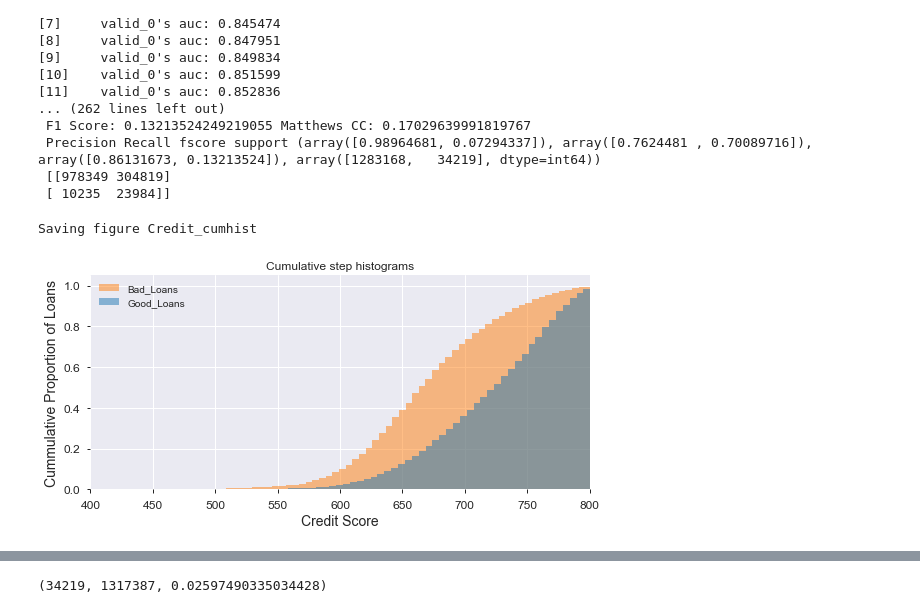
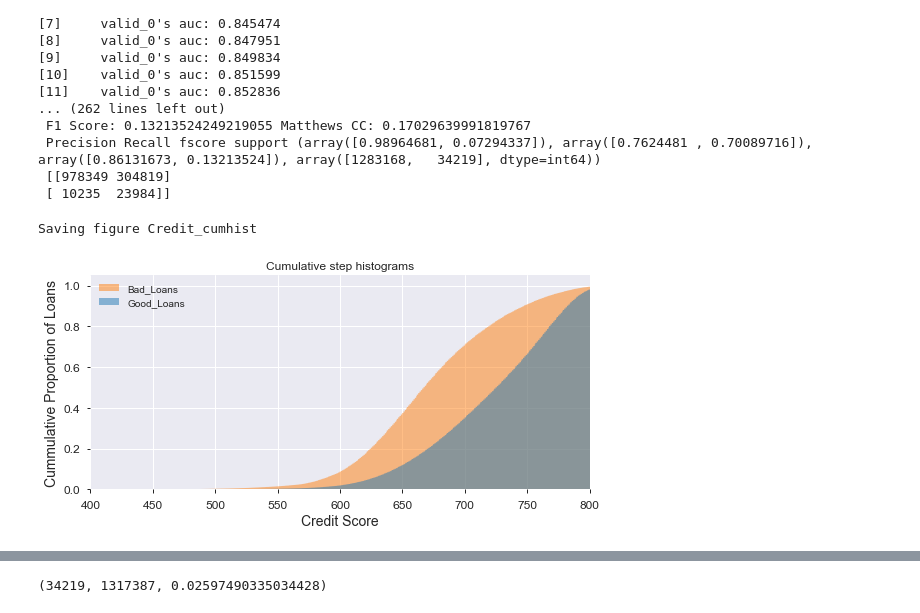
Before and after one commit to tsofoon/freddie, a Jupyter notebook: freddie_final.ipynb, the cells around one changed output, grey strips where cells are left out. Drawn from its saved outputs; the diff is of its cells as text; code cells hidden in the pictures.

```diff
--- a/freddie_final.ipynb
+++ b/freddie_final.ipynb
@@ -772,20 +782,21 @@ Training until validation scores don't improve for 10 rounds
 # %%
 good_loans = result[result['Bad_Loans']==0]
 bad_loans = result[result['Bad_Loans']==1]
 fig, ax = plt.subplots(figsize=(8, 4))
-n, bins, patches = ax.hist(bad_loans['Credit_Score'],100, density=True, histtype='stepfilled',
+n_bad, bins, patches = ax.hist(bad_loans['Credit_Score'],1000, density=True, histtype='stepfilled',
                            cumulative=True, label='Bad_Loans',alpha = 0.5,color = 'C1')
-n, bins, patches = ax.hist(good_loans['Credit_Score'],100, density=True, histtype='stepfilled',
+n_good, bins, patches = ax.hist(good_loans['Credit_Score'],1000, density=True, histtype='stepfilled',
                            cumulative=True, label='Good_Loans', alpha = 0.5,color='C0')
 # tidy up the figure
 #ax.grid(True)
 ax.legend(loc='upper left')
+#ax.axhline(0.75)
 ax.set_title('Cumulative step histograms')
 ax.set_xlabel('Credit Score')
 ax.set_ylabel('Cummulative Proportion of Loans')
 ax.set_xlim(400,800)
 save_fig('Credit_cumhist')
 plt.show()
 # %% [output]
 Saving figure Credit_cumhist
-[figure, old version]
+[figure, new version]
```
Also changed, not shown: parts of 4 cells of this notebook.
